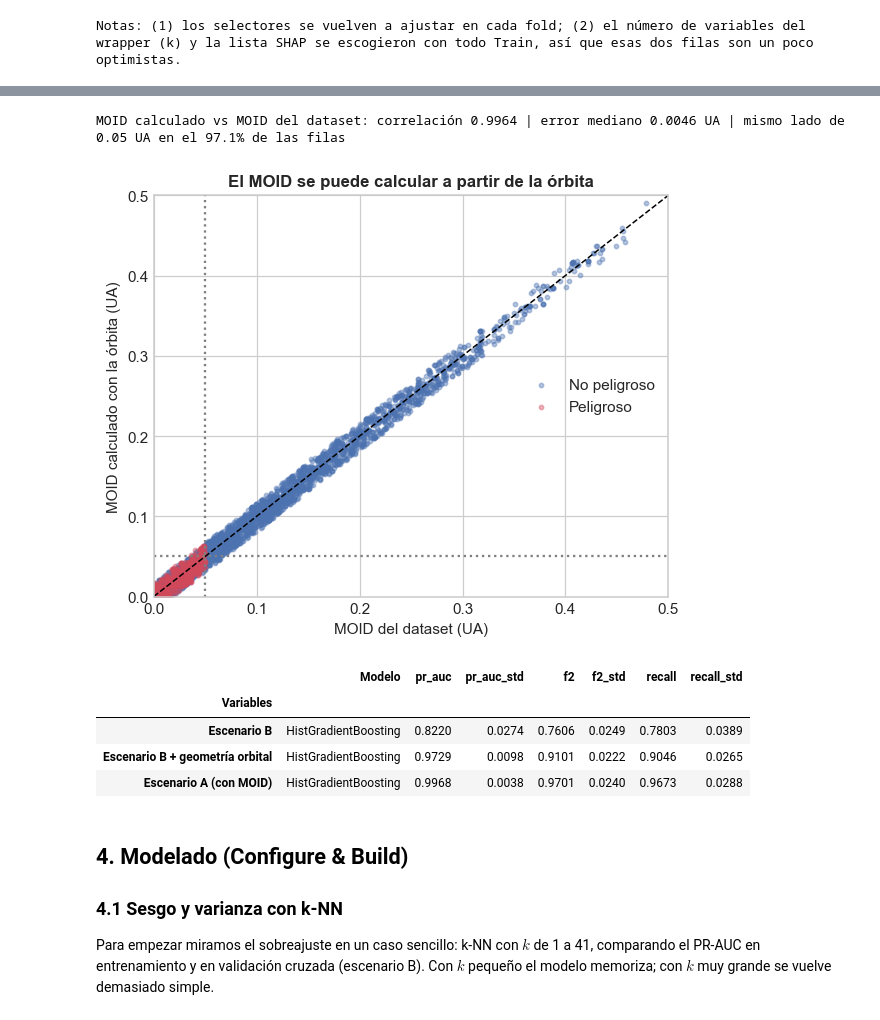
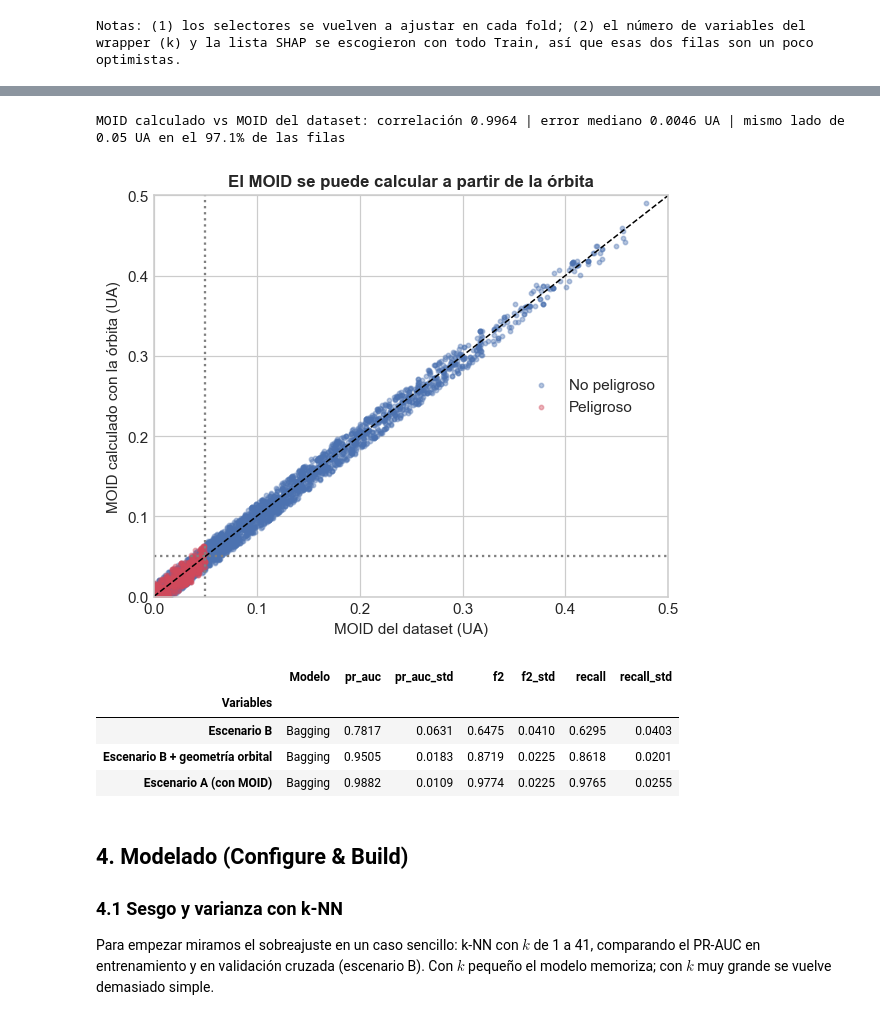
Before and after one commit to Gabrierh0h0/Rogelio, a Jupyter notebook: public/notebooks/pipeline_asteroides.ipynb, the cells around one changed output, grey strips where cells are left out. Cells and saved outputs as stored; diff of their text form; code cells hidden in the pictures.

```diff
--- a/public/notebooks/pipeline_asteroides.ipynb
+++ b/public/notebooks/pipeline_asteroides.ipynb
@@ -950,38 +947,38 @@ ACUERDO_MOID = float(((moid_calc <= 0.05) == (moid_real <= 0.05)).mean())
 print(f'MOID calculado vs MOID del dataset: correlación {CORR_MOID:.4f} | error mediano {np.median(np.abs(moid_calc - moid_real)):.4f} UA | '
       f'mismo lado de 0.05 UA en el {ACUERDO_MOID:.1%} de las filas')
 
 fig, ax = plt.subplots(figsize=(5.5, 4.5))
 for clase in (0, 1):
     m = y == clase
     ax.scatter(moid_real[m], moid_calc[m], s=8, alpha=0.4, c=COLORES_CLASE[clase], label=ETIQUETAS_CLASE[clase])
 ax.plot([0, 0.5], [0, 0.5], color='black', lw=1, ls='--')
 ax.axvline(0.05, color='gray', ls=':'); ax.axhline(0.05, color='gray', ls=':')
 ax.set_xlim(0, 0.5); ax.set_ylim(0, 0.5)
 ax.set_xlabel('MOID del dataset (UA)'); ax.set_ylabel('MOID calculado con la órbita (UA)')
 ax.set_title('El MOID se puede calcular a partir de la órbita'); ax.legend()
 plt.tight_layout(); plt.show()
 
 # 2. Mismo modelo y mismos folds: escenario B, B + geometría orbital y A
 X_geo = pd.concat([X_all, geometria_orbital(X_all)], axis=1)
 VARIABLES_GEOMETRIA = list(geometria_orbital(X_all.head(1)).columns)
-modelo_geo = hacer_pipeline(HistGradientBoostingClassifier(class_weight='balanced', random_state=SEED))
+modelo_geo = hacer_pipeline(BaggingClassifier(n_estimators=100, random_state=SEED, n_jobs=1))
 filas_geo = []
 for variables, cols in [('Escenario B', columnas_escenario(ESCENARIO_DESPLIEGUE)),
                         ('Escenario B + geometría orbital', columnas_escenario(ESCENARIO_DESPLIEGUE) + VARIABLES_GEOMETRIA),
                         ('Escenario A (con MOID)', columnas_escenario('A_completo'))]:
     res = cross_validate(clone(modelo_geo), X_geo.iloc[idx_train][cols], y_train_arr, groups=g_train_arr, cv=cv_5f,
                          scoring={k: SCORING[k] for k in ['pr_auc', 'f2', 'recall']}, n_jobs=-1)
-    filas_geo.append({'Variables': variables, 'Modelo': 'HistGradientBoosting', **resumir_cv(res, ['pr_auc', 'f2', 'recall'])})
+    filas_geo.append({'Variables': variables, 'Modelo': 'Bagging', **resumir_cv(res, ['pr_auc', 'f2', 'recall'])})
 df_geo = pd.DataFrame(filas_geo).set_index('Variables')
 display(df_geo.round(4))
 # %% [output]
 MOID calculado vs MOID del dataset: correlación 0.9964 | error mediano 0.0046 UA | mismo lado de 0.05 UA en el 97.1% de las filas
 [figure]
 |  | Modelo | pr_auc | pr_auc_std | f2 | f2_std | recall | recall_std |
 | Variables |  |  |  |  |  |  |  |
-| Escenario B | HistGradientBoosting | 0.8220 | 0.0274 | 0.7606 | 0.0249 | 0.7803 | 0.0389 |
-| Escenario B + geometría orbital | HistGradientBoosting | 0.9729 | 0.0098 | 0.9101 | 0.0222 | 0.9046 | 0.0265 |
-| Escenario A (con MOID) | HistGradientBoosting | 0.9968 | 0.0038 | 0.9701 | 0.0240 | 0.9673 | 0.0288 |
+| Escenario B | Bagging | 0.7817 | 0.0631 | 0.6475 | 0.0410 | 0.6295 | 0.0403 |
+| Escenario B + geometría orbital | Bagging | 0.9505 | 0.0183 | 0.8719 | 0.0225 | 0.8618 | 0.0201 |
+| Escenario A (con MOID) | Bagging | 0.9882 | 0.0109 | 0.9774 | 0.0225 | 0.9765 | 0.0255 |
 # %% [markdown]
 <a id="s4"></a>
 ## 4. Modelado (Configure & Build)
```
Also changed, not shown: parts of 22 cells of this notebook, 18 other files.
